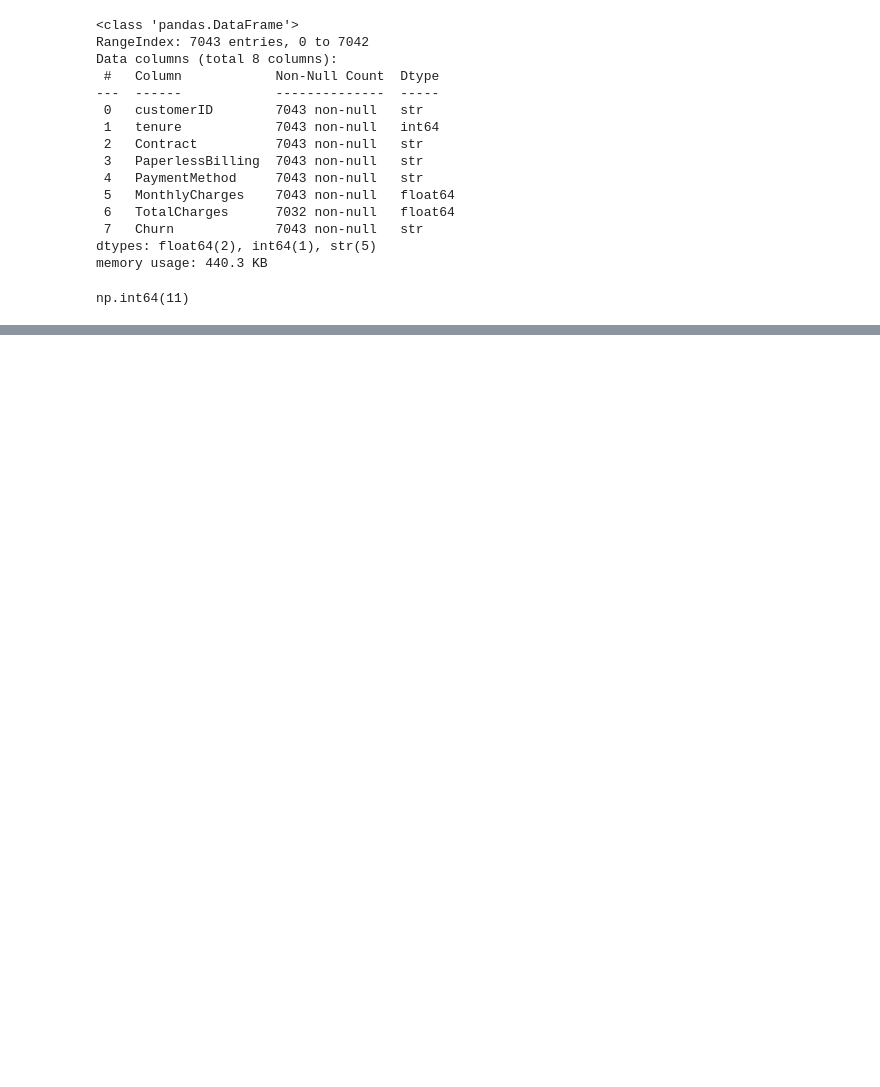
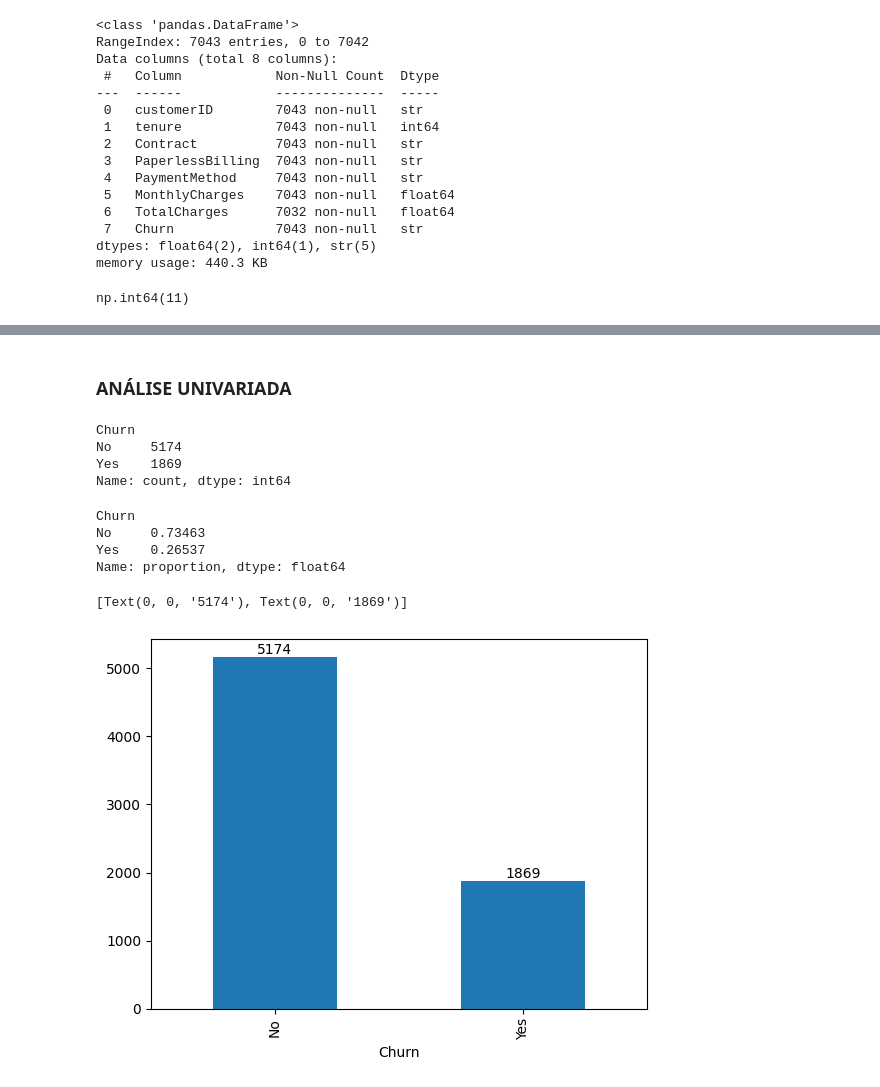
Before and after one commit to moniquemelo/machine-learning, a Jupyter notebook: aplicando-eda/datasets/03-aplicando-eda.ipynb, the cells around one changed output, grey strips where cells are left out. Cells and saved outputs as stored; diff of their text form; code cells hidden in the pictures; blank space fills up the shorter version.

Commit message:
lidando com dados ausentes e analise univariada de churn e contratos

```diff
--- a/aplicando-eda/datasets/03-aplicando-eda.ipynb
+++ b/aplicando-eda/datasets/03-aplicando-eda.ipynb
@@ -156,0 +211,4 @@ np.int64(11)
+# %%
+# Renomear todos os nomes das colunas usando columns
+df_customers.columns = ['IDCliente', 'Genero', 'Mais65anos', 'TemParceiro', 'TemDependentes']
+df_customers.info()
@@ -156,0 +235,3 @@ np.int64(11)
+# %%
+# Renomear colunas
+df_services.rename(columns={'customerID': 'IDCliente'}, inplace=True)
@@ -156,0 +312,5 @@ np.int64(11)
+# %%
+# Agora como unificar os 3 dataframes mesmo com nomes de colunas distintos? Podemos usar o argumento left_on e right_on do método merge para especificar quais colunas
+# devem ser usadas para a junção, mesmo que tenham nomes diferentes.
+df_churn = pd.merge(df_customers, df_services, on='IDCliente').merge(df_contracts, left_on='IDCliente', right_on='customerID')
+df_churn.info()
@@ -156,0 +335,4 @@ np.int64(11)
+# %%
+# Removendo coluna de um dataframe
+# axis igual a 0 indica que queremos remover uma linha, e axis igual a 1 indica que queremos remover uma coluna.
+df_churn.drop(['customerID'], axis=1, inplace=True)
@@ -156,0 +555,25 @@ np.int64(11)
+# %% [markdown]
+### ANÁLISE UNIVARIADA
+# %%
+# Como identificar valores possíveis ou únicos de uma variavel
+df_churn['Churn'].value_counts()
+# %% [output]
+Churn
+No     5174
+Yes    1869
+Name: count, dtype: int64
+# %%
+# Como é a distribuição dos clientes em %
+df_churn['Churn'].value_counts(normalize=True)
+# %% [output]
+Churn
+No     0.73463
+Yes    0.26537
+Name: proportion, dtype: float64
+# %%
+# Visualizar de forma gráfica a distribuição dos clientes usando a variável Churn como referência
+ax = df_churn['Churn'].value_counts().plot.bar()
+ax.bar_label(ax.containers[0])
+# %% [output]
+[Text(0, 0, '5174'), Text(0, 0, '1869')]
+[figure, added]
```
Also changed, not shown: parts of 38 cells of this notebook.
